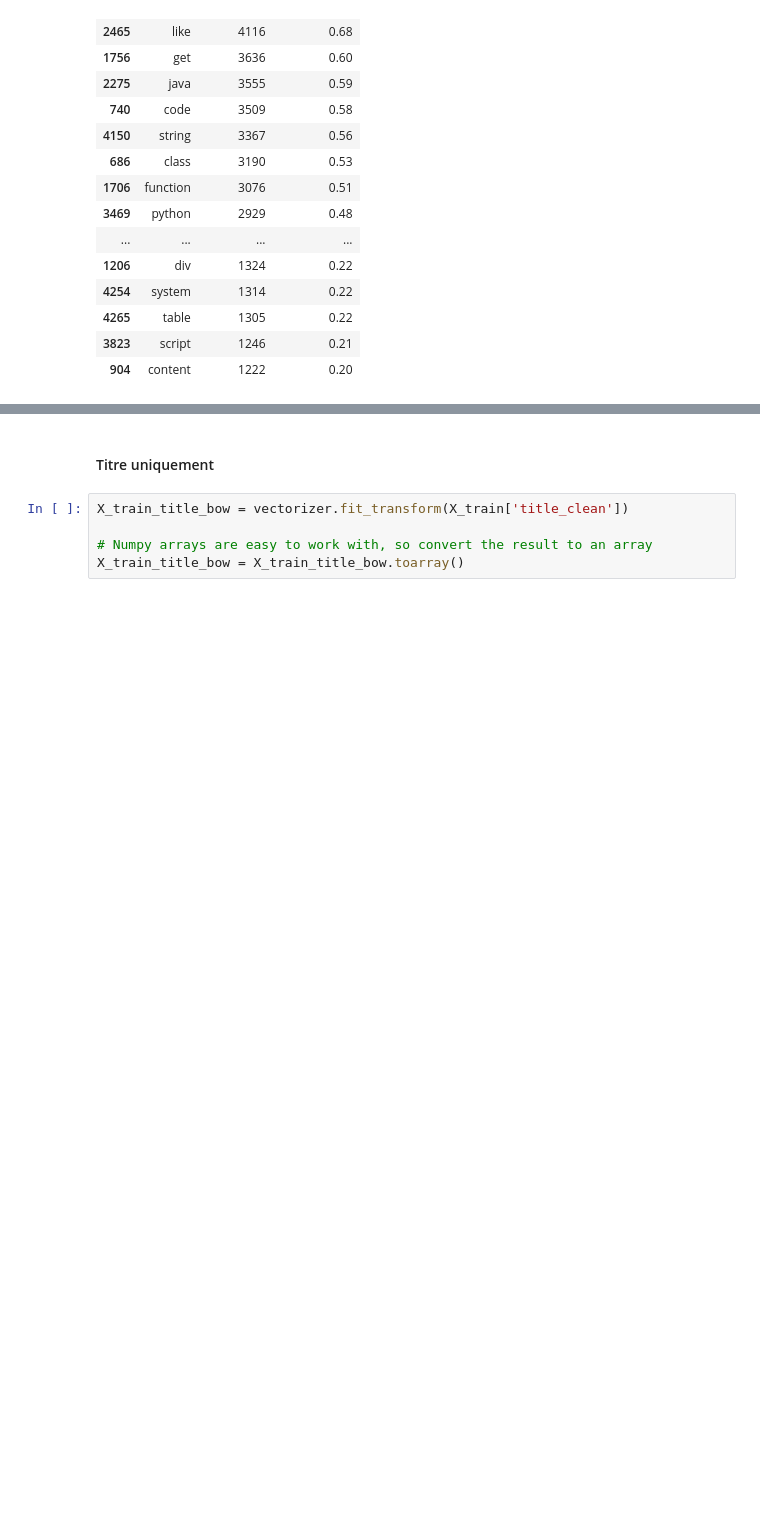
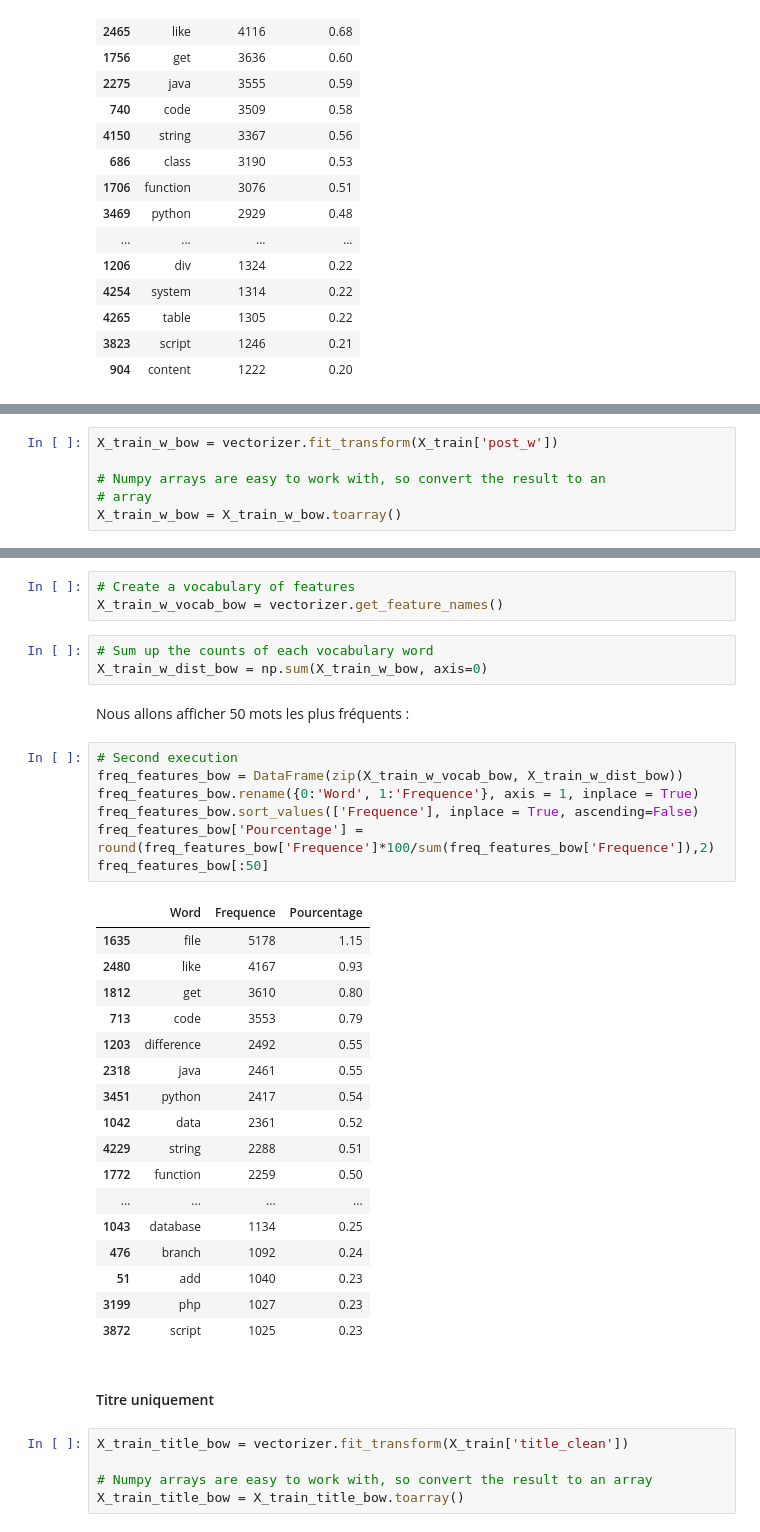
Before and after one commit to Lenka-St/Projet5, a Jupyter notebook: Notebook1_Analyse_exploratoire.ipynb, the cells around one changed output, grey strips where cells are left out. Cells and saved outputs as stored; diff of their text form; blank space fills up the shorter version.

```diff
--- a/Notebook1_Analyse_exploratoire.ipynb
+++ b/Notebook1_Analyse_exploratoire.ipynb
@@ -802,0 +955,6 @@ freq_features_bow[:50]
+# %%
+X_train_w_bow = vectorizer.fit_transform(X_train['post_w'])
+
+# Numpy arrays are easy to work with, so convert the result to an
+# array
+X_train_w_bow = X_train_w_bow.toarray()
@@ -803,3 +965,36 @@ freq_features_bow[:50]
+# %%
+# Create a vocabulary of features
+X_train_w_vocab_bow = vectorizer.get_feature_names()
+# %%
+# Sum up the counts of each vocabulary word
+X_train_w_dist_bow = np.sum(X_train_w_bow, axis=0)
+# %% [markdown]
+Nous allons afficher 50 mots les plus fréquents :
+# %%
+# Second execution
+freq_features_bow = DataFrame(zip(X_train_w_vocab_bow, X_train_w_dist_bow))
+freq_features_bow.rename({0:'Word', 1:'Frequence'}, axis = 1, inplace = True)
+freq_features_bow.sort_values(['Frequence'], inplace = True, ascending=False)
+freq_features_bow['Pourcentage'] = round(freq_features_bow['Frequence']*100/sum(freq_features_bow['Frequence']),2)
+freq_features_bow[:50]
+# %% [output]
+|  | Word | Frequence | Pourcentage |
+| 1635 | file | 5178 | 1.15 |
+| 2480 | like | 4167 | 0.93 |
+| 1812 | get | 3610 | 0.80 |
+| 713 | code | 3553 | 0.79 |
+| 1203 | difference | 2492 | 0.55 |
+| 2318 | java | 2461 | 0.55 |
+| 3451 | python | 2417 | 0.54 |
+| 1042 | data | 2361 | 0.52 |
+| 4229 | string | 2288 | 0.51 |
+| 1772 | function | 2259 | 0.50 |
+| ... | ... | ... | ... |
+| 1043 | database | 1134 | 0.25 |
+| 476 | branch | 1092 | 0.24 |
+| 51 | add | 1040 | 0.23 |
+| 3199 | php | 1027 | 0.23 |
+| 3872 | script | 1025 | 0.23 |
 # %% [markdown]
 #### Titre uniquement
 # %%
```
Also changed, not shown: parts of 80 cells of this notebook.
